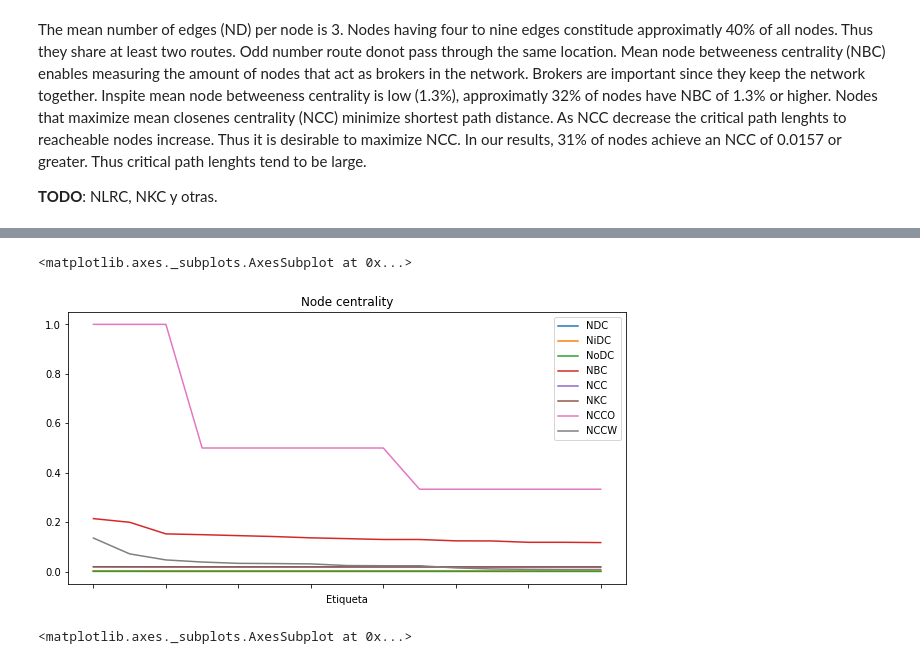
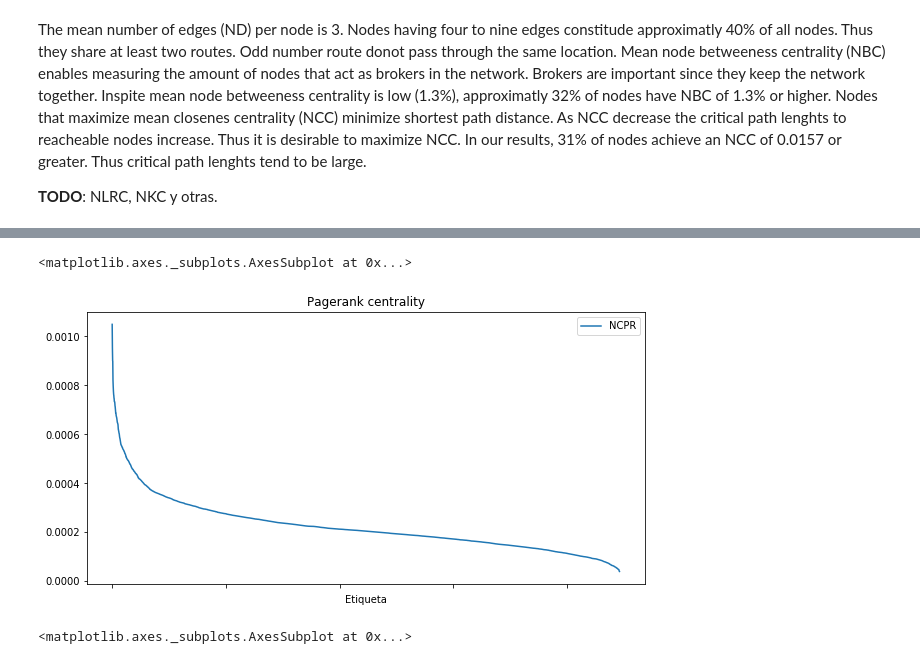
Before and after one commit to ahiralesc/tijuana_vehicle_network_analysis, a Jupyter notebook: TVM.ipynb, the cells around one changed output, grey strips where cells are left out. Cells and saved outputs as stored; diff of their text form; code cells hidden in the pictures.

Commit message:
Added pagerank heuristic

```diff
--- a/TVM.ipynb
+++ b/TVM.ipynb
@@ -809,14 +858,17 @@ The mean number of edges (ND) per node is 3. Nodes having four to nine edges con
 # %%
 # Data reduction
 #fnodes = nodes[hp["plot_node_metrics"]]
-fnodes = nodes[['NDC','NiDC','NoDC','NBC','NCC','NKC','NCCO','NCCW']]
+# fnodes = nodes[['NDC','NiDC','NoDC','NBC','NCC','NKC','NCCO','NCCW']]
+# fnodes = nodes[['NKC', 'NCPR']]
+fnodes = nodes[['NCPR']]
 fnodes = fnodes.apply(lambda x: x.sort_values(ascending=False).values)
 fig, ax = subplots()
-fnodes[0:15].plot(ax=ax, title="Node centrality & Node Clustering", figsize=(10,5))
+# fnodes[0:15].plot(ax=ax, title="Node centrality & Node Clustering", figsize=(10,5))
+fnodes.plot(ax=ax, title="Pagerank centrality", figsize=(10,5))
 #ax.legend(["AAA", "BBB"]);
 # %% [output]
 <matplotlib.axes._subplots.AxesSubplot at 0x...>
-[figure, old version]
+[figure, new version]
 # %%
 # Data reduction
 #fnodes = nodes[hp["plot_node_metrics"]]
```
Also changed, not shown: parts of 33 cells of this notebook.
